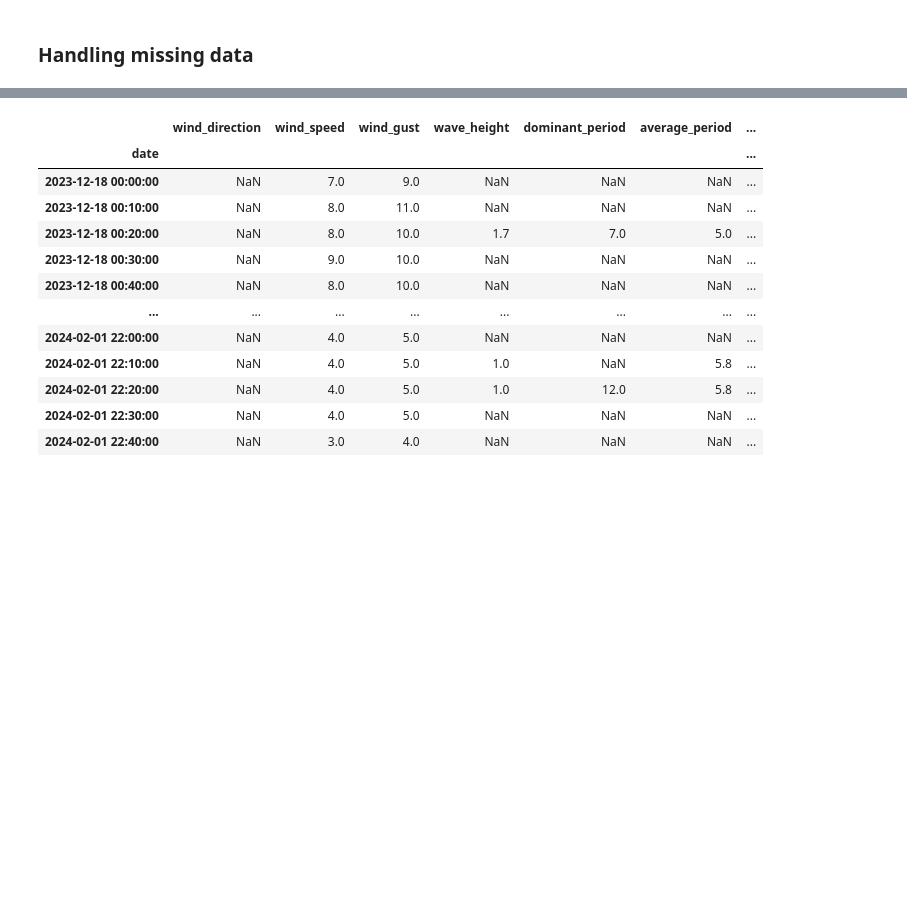
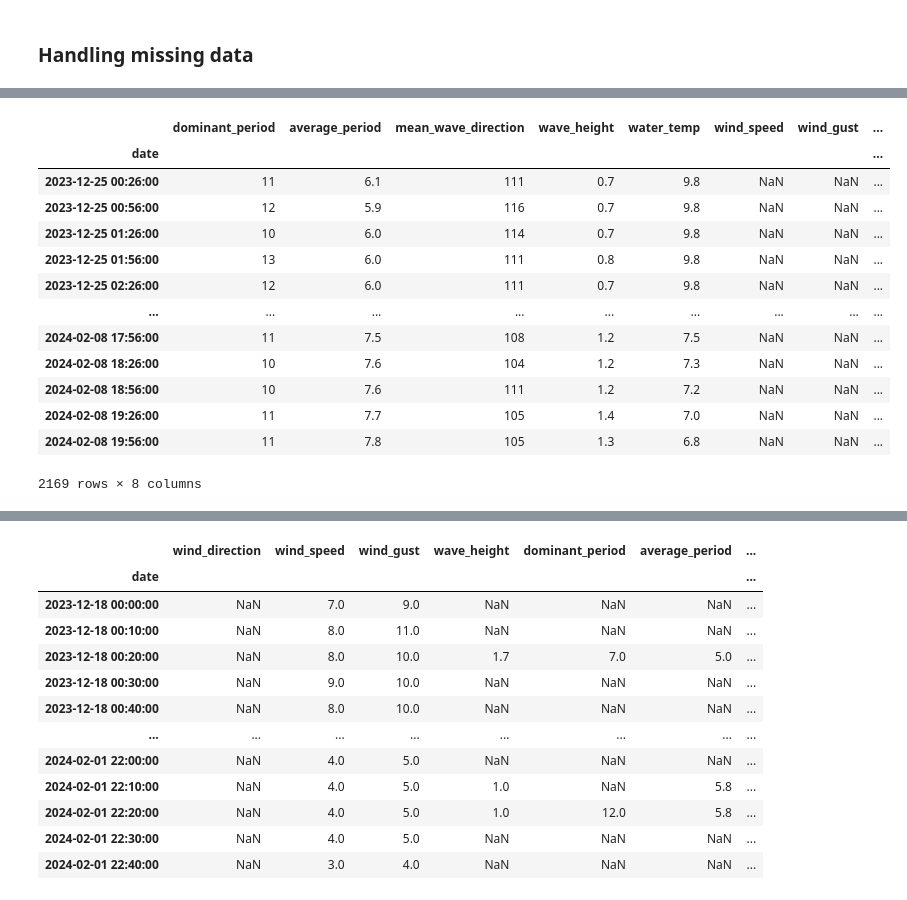
Before and after one commit to usd-cs/Benchmark-Code, a Jupyter notebook: mw_roughdraft.ipynb, the cells around one changed output, grey strips where cells are left out. Drawn from its saved outputs; the diff is of its cells as text; code cells hidden in the pictures; blank space fills up the shorter version.

```diff
--- a/mw_roughdraft.ipynb
+++ b/mw_roughdraft.ipynb
@@ -144,0 +166,21 @@ missing_data
+# %%
+#new jersey
+nj_buoy = ndbc.get_data("44091")
+nj_buoy = nj_buoy[['dominant_period', 'average_period', 'mean_wave_direction', 'wave_height', 'water_temp', 'wind_speed', 'wind_gust', 'pressure']]
+
+nj_buoy
+# %% [output]
+|  | dominant_period | average_period | mean_wave_direction | wave_height | water_temp | wind_speed | wind_gust | ... |
+| date |  |  |  |  |  |  |  | ... |
+| 2023-12-25 00:26:00 | 11 | 6.1 | 111 | 0.7 | 9.8 | NaN | NaN | ... |
+| 2023-12-25 00:56:00 | 12 | 5.9 | 116 | 0.7 | 9.8 | NaN | NaN | ... |
+| 2023-12-25 01:26:00 | 10 | 6.0 | 114 | 0.7 | 9.8 | NaN | NaN | ... |
+| 2023-12-25 01:56:00 | 13 | 6.0 | 111 | 0.8 | 9.8 | NaN | NaN | ... |
+| 2023-12-25 02:26:00 | 12 | 6.0 | 111 | 0.7 | 9.8 | NaN | NaN | ... |
+| ... | ... | ... | ... | ... | ... | ... | ... | ... |
+| 2024-02-08 17:56:00 | 11 | 7.5 | 108 | 1.2 | 7.5 | NaN | NaN | ... |
+| 2024-02-08 18:26:00 | 10 | 7.6 | 104 | 1.2 | 7.3 | NaN | NaN | ... |
+| 2024-02-08 18:56:00 | 10 | 7.6 | 111 | 1.2 | 7.2 | NaN | NaN | ... |
+| 2024-02-08 19:26:00 | 11 | 7.7 | 105 | 1.4 | 7.0 | NaN | NaN | ... |
+| 2024-02-08 19:56:00 | 11 | 7.8 | 105 | 1.3 | 6.8 | NaN | NaN | ... |
+2169 rows × 8 columns
```
Also changed, not shown: parts of 11 cells of this notebook.
